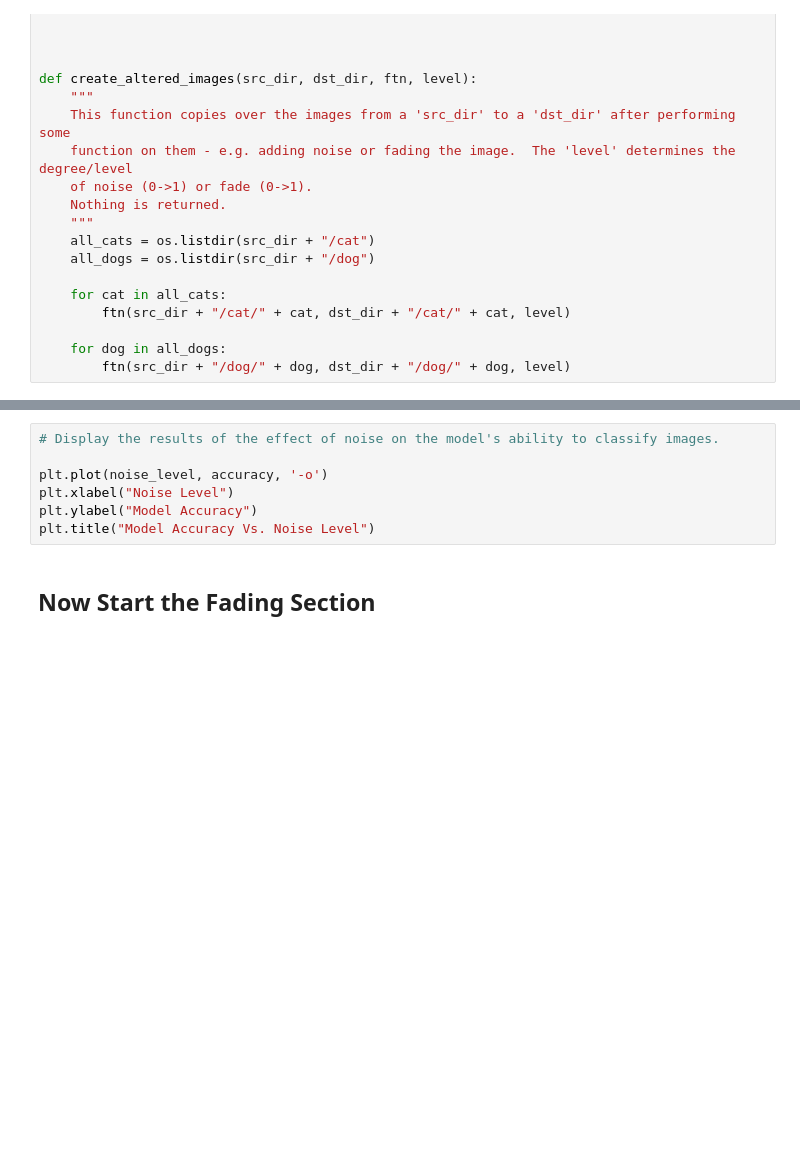
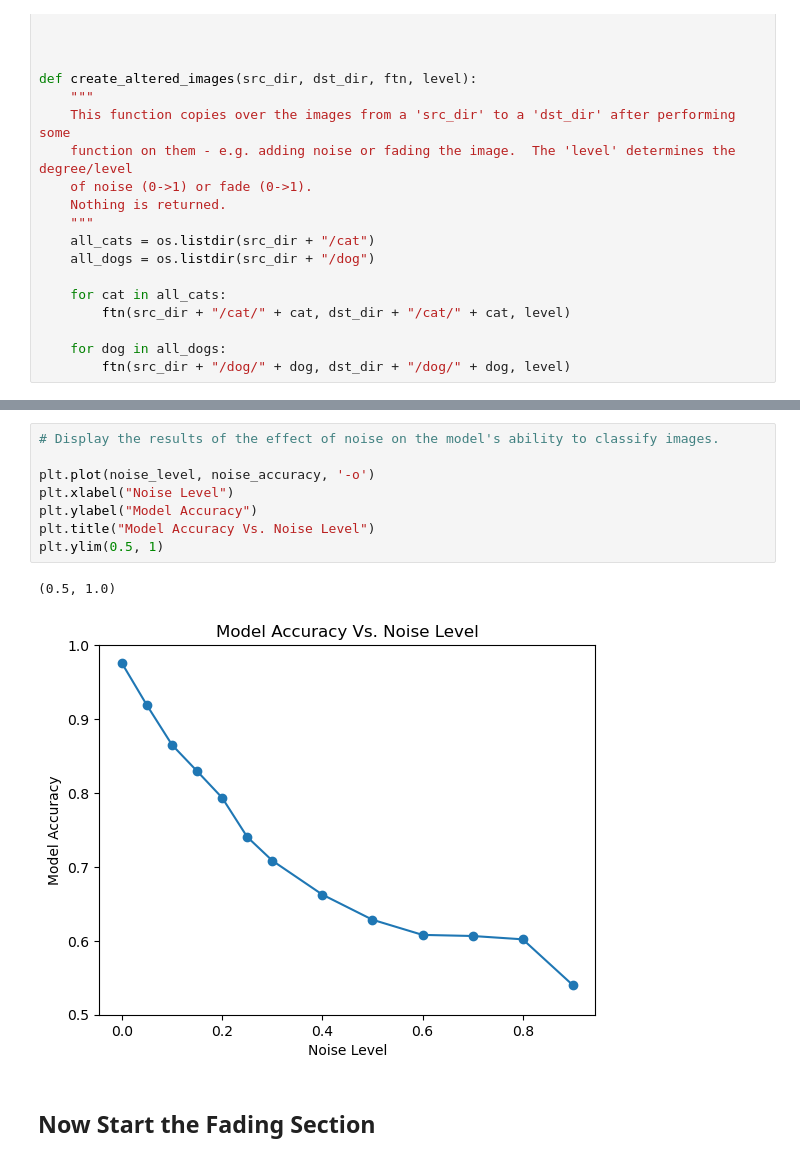
Before and after one commit to Mark12481632/UDA_Assessment_4_02179784_Roberts, a Jupyter notebook: UDA_Assessment_4_02179784_Roberts.ipynb, the cells around one changed output, grey strips where cells are left out. Saved outputs shown, nothing was run; the diff lists cells and outputs as text; blank space fills up the shorter version.

```diff
--- a/UDA_Assessment_4_02179784_Roberts.ipynb
+++ b/UDA_Assessment_4_02179784_Roberts.ipynb
@@ -214,10 +209,14 @@ for i in range(len(sample_image)):
 # %%
 # Display the results of the effect of noise on the model's ability to classify images.
 
-plt.plot(noise_level, accuracy, '-o')
+plt.plot(noise_level, noise_accuracy, '-o')
 plt.xlabel("Noise Level")
 plt.ylabel("Model Accuracy")
 plt.title("Model Accuracy Vs. Noise Level")
+plt.ylim(0.5, 1)
+# %% [output]
+(0.5, 1.0)
+[figure, added]
 # %% [markdown]
 ## Now Start the Fading Section
 # %%
```
Also changed, not shown: parts of 14 cells of this notebook.
